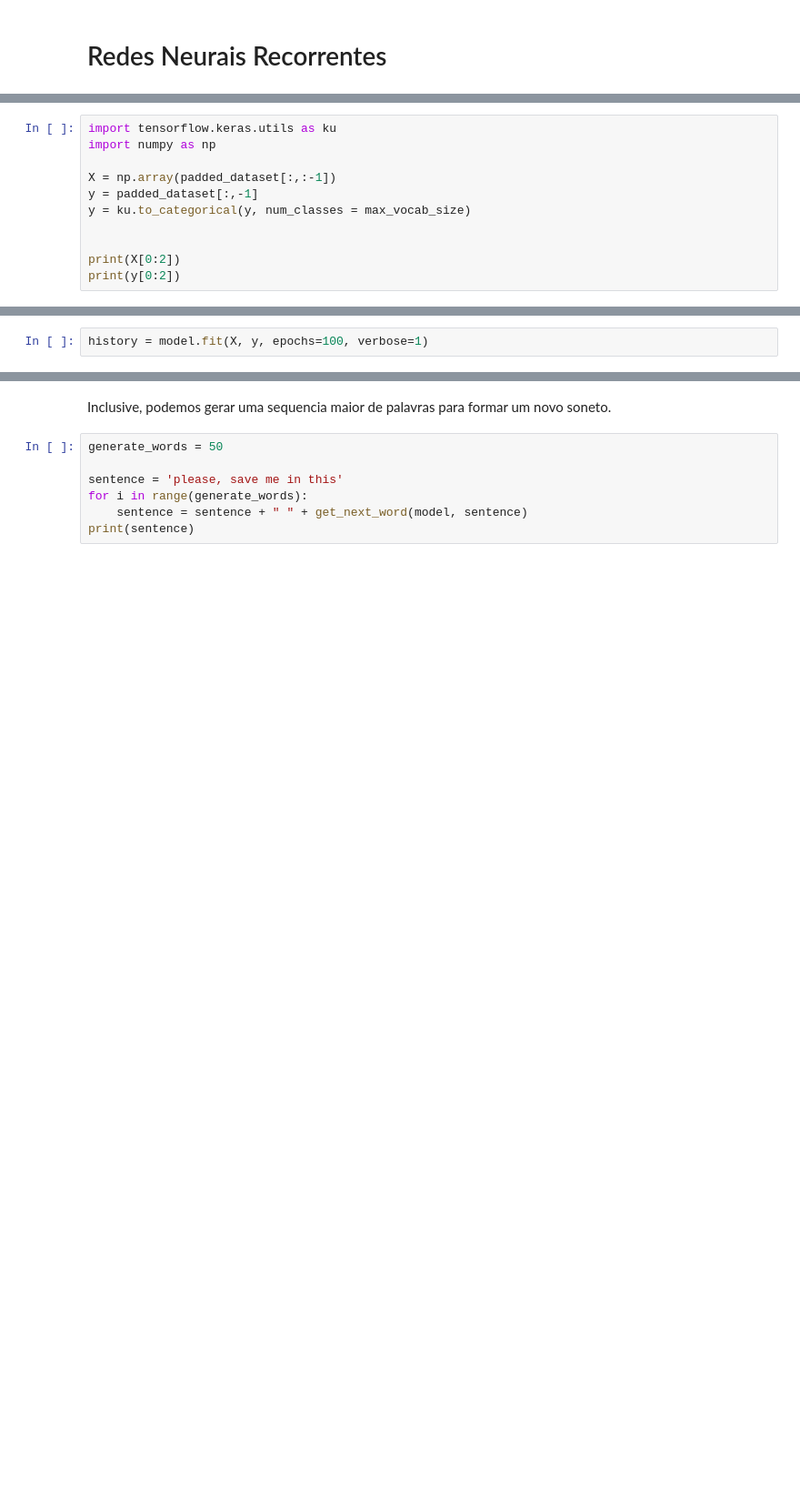
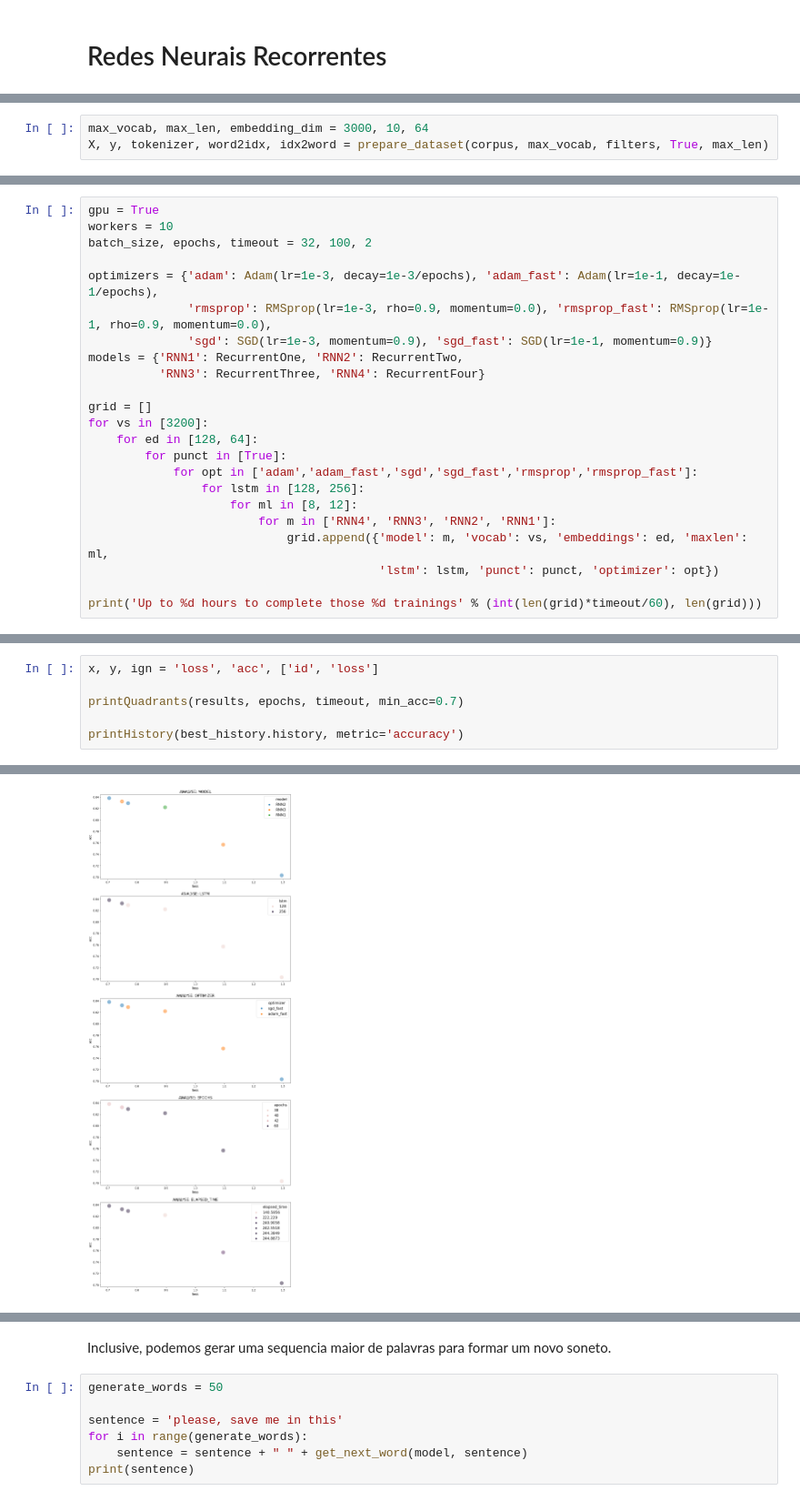
Before and after one commit to lazaropd/ai-residency, a Jupyter notebook: Módulo 3 - Applied Artificial Intelligence/Curso 4 - Introdução NLP/Aula 3.4.003 - Redes Recorrentes.ipynb, the cells around one changed output, grey strips where cells are left out. Shown at 91% size. Cells and saved outputs as stored; diff of their text form; blank space fills up the shorter version.

```diff
--- a/Módulo 3 - Applied Artificial Intelligence/Curso 4 - Introdução NLP/Aula 3.4.003 - Redes Recorrentes.ipynb
+++ b/Módulo 3 - Applied Artificial Intelligence/Curso 4 - Introdução NLP/Aula 3.4.003 - Redes Recorrentes.ipynb
@@ -119,14 +334,3 @@ Agora temos os dados organizados de uma maneira mais palatável para uma rede ne
 Diferentemente da rede construída para a tarefa de classificacão de sentimentos, aqui nossa rede neural precisa ter `max_vocab_size` saídas, que efetivamente significa que a saída da rede vai ser uma probabilidade de a próxima palavra ser cada uma das possiblidades em nosso vocábulo.
 
 Para o treinamento, é mais indicado que codifiquemos a palavra a ser prevista com um one-hot encoding, assim a saída da rede vai ser uma probabilidade para cada palavra.
-# %%
-import tensorflow.keras.utils as ku
-import numpy as np
-
-X = np.array(padded_dataset[:,:-1])
-y = padded_dataset[:,-1]
-y = ku.to_categorical(y, num_classes = max_vocab_size)
-
-
-print(X[0:2])
-print(y[0:2])
@@ -147,2 +336,0 @@ model.summary()
-# %%
-history = model.fit(X, y, epochs=100, verbose=1)
@@ -148,0 +354,3 @@ history = model.fit(X, y, epochs=100, verbose=1)
+# %%
+max_vocab, max_len, embedding_dim = 3000, 10, 64
+X, y, tokenizer, word2idx, idx2word = prepare_dataset(corpus, max_vocab, filters, True, max_len)
@@ -148,0 +383,23 @@ history = model.fit(X, y, epochs=100, verbose=1)
+# %%
+gpu = True
+workers = 10
+batch_size, epochs, timeout = 32, 100, 2
+
+optimizers = {'adam': Adam(lr=1e-3, decay=1e-3/epochs), 'adam_fast': Adam(lr=1e-1, decay=1e-1/epochs),
+              'rmsprop': RMSprop(lr=1e-3, rho=0.9, momentum=0.0), 'rmsprop_fast': RMSprop(lr=1e-1, rho=0.9, momentum=0.0),
+              'sgd': SGD(lr=1e-3, momentum=0.9), 'sgd_fast': SGD(lr=1e-1, momentum=0.9)}
+models = {'RNN1': RecurrentOne, 'RNN2': RecurrentTwo,
+          'RNN3': RecurrentThree, 'RNN4': RecurrentFour}
+
+grid = []
+for vs in [3200]:
+    for ed in [128, 64]:
+        for punct in [True]:
+            for opt in ['adam','adam_fast','sgd','sgd_fast','rmsprop','rmsprop_fast']:
+                for lstm in [128, 256]:
+                    for ml in [8, 12]:
+                        for m in ['RNN4', 'RNN3', 'RNN2', 'RNN1']:
+                            grid.append({'model': m, 'vocab': vs, 'embeddings': ed, 'maxlen': ml,
+                                         'lstm': lstm, 'punct': punct, 'optimizer': opt})
+
+print('Up to %d hours to complete those %d trainings' % (int(len(grid)*timeout/60), len(grid)))
@@ -148,0 +518,7 @@ history = model.fit(X, y, epochs=100, verbose=1)
+# %%
+x, y, ign = 'loss', 'acc', ['id', 'loss']
+
+printQuadrants(results, epochs, timeout, min_acc=0.7)
+
+printHistory(best_history.history, metric='accuracy')
+# %% [output]
@@ -148,0 +534 @@ history = model.fit(X, y, epochs=100, verbose=1)
+[figure, added]
```
Also changed, not shown: parts of 27 cells of this notebook, 2 other files.
